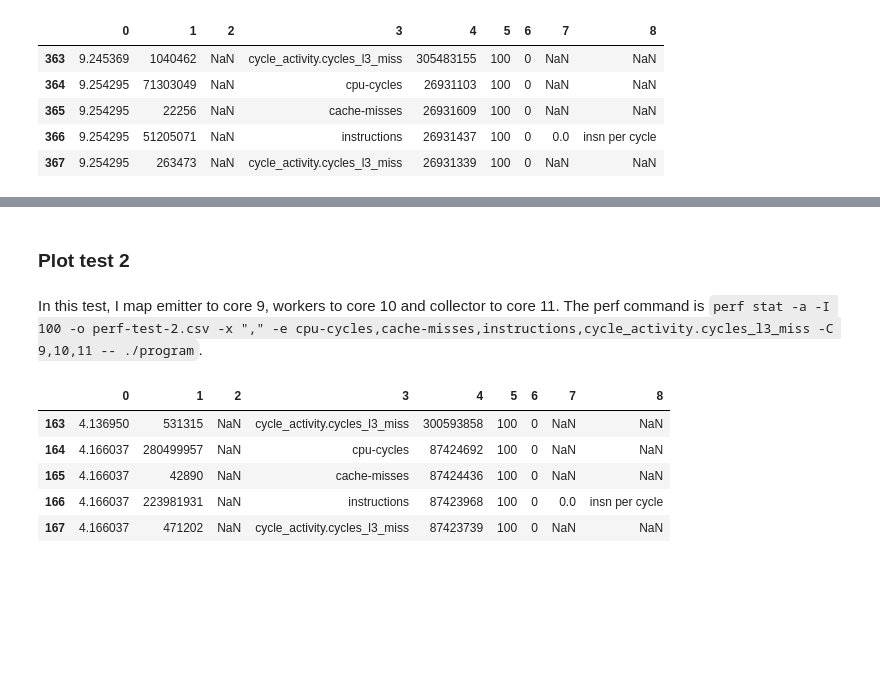
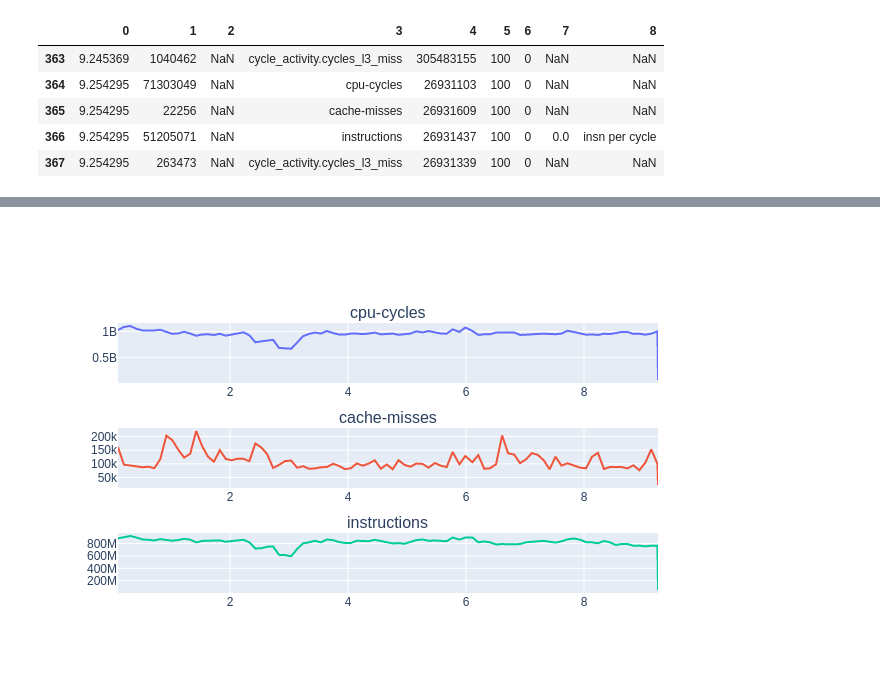
Before and after one commit to GMAP/visperf, a Jupyter notebook: src/applications/simple-test/analysis/plot-data.ipynb, the cells around one changed output, grey strips where cells are left out. Saved outputs shown, nothing was run; the diff lists cells and outputs as text; code cells hidden in the pictures; blank space fills up the shorter version.

Commit message:
Use PNG to render plots

```diff
--- a/src/applications/simple-test/analysis/plot-data.ipynb
+++ b/src/applications/simple-test/analysis/plot-data.ipynb
@@ -15,7 +16,7 @@ In this test, I map emitter to core 1, workers to core 5 and collector to core 1
 # %%
-events = ["cycle_activity.cycles_l3_miss", "cpu-cycles", "cache-misses", "instructions"]
+events = ["cpu-cycles", "cache-misses", "instructions"]
 data_t1_df = pd.read_csv("../data/perf-test-1.csv", skiprows=1, header=None)
-data_t1_df.tail(5)
+data_t1_df.tail()
 # %% [output]
 |  | 0 | 1 | 2 | 3 | 4 | 5 | 6 | 7 | 8 |
 | 363 | 9.245369 | 1040462 | NaN | cycle_activity.cycles_l3_miss | 305483155 | 100 | 0 | NaN | NaN |
@@ -24,7 +25,7 @@ data_t1_df.tail(5)
 | 366 | 9.254295 | 51205071 | NaN | instructions | 26931437 | 100 | 0 | 0.0 | insn per cycle |
 | 367 | 9.254295 | 263473 | NaN | cycle_activity.cycles_l3_miss | 26931339 | 100 | 0 | NaN | NaN |
 # %%
-cols = 2
+cols = 1
 rows = math.ceil(len(events) / cols)
 fig = make_subplots(rows=rows, cols=cols, subplot_titles=events)
 
@@ -39,5 +40,5 @@ for i, event in enumerate(events):
     )
 
 fig.update_layout(showlegend=False)
-fig.show()
+fig.show(renderer="png")
 # %% [output]
@@ -45,15 +45 @@ fig.show()
+[figure, added]
-# %% [markdown]
-### Plot test 2
-# %% [markdown]
-In this test, I map emitter to core 9, workers to core 10 and collector to core 11. The perf command is `perf stat -a -I 100 -o perf-test-2.csv -x "," -e cpu-cycles,cache-misses,instructions,cycle_activity.cycles_l3_miss -C 9,10,11 -- ./program`.
-# %%
-events = ["cycle_activity.cycles_l3_miss", "cpu-cycles", "cache-misses", "instructions"]
-data_t2_df = pd.read_csv("../data/perf-test-2.csv", skiprows=1, header=None)
-data_t2_df.tail(5)
-# %% [output]
-|  | 0 | 1 | 2 | 3 | 4 | 5 | 6 | 7 | 8 |
-| 163 | 4.136950 | 531315 | NaN | cycle_activity.cycles_l3_miss | 300593858 | 100 | 0 | NaN | NaN |
-| 164 | 4.166037 | 280499957 | NaN | cpu-cycles | 87424692 | 100 | 0 | NaN | NaN |
-| 165 | 4.166037 | 42890 | NaN | cache-misses | 87424436 | 100 | 0 | NaN | NaN |
-| 166 | 4.166037 | 223981931 | NaN | instructions | 87423968 | 100 | 0 | 0.0 | insn per cycle |
-| 167 | 4.166037 | 471202 | NaN | cycle_activity.cycles_l3_miss | 87423739 | 100 | 0 | NaN | NaN |
```
Also changed, not shown: parts of 9 cells of this notebook.
